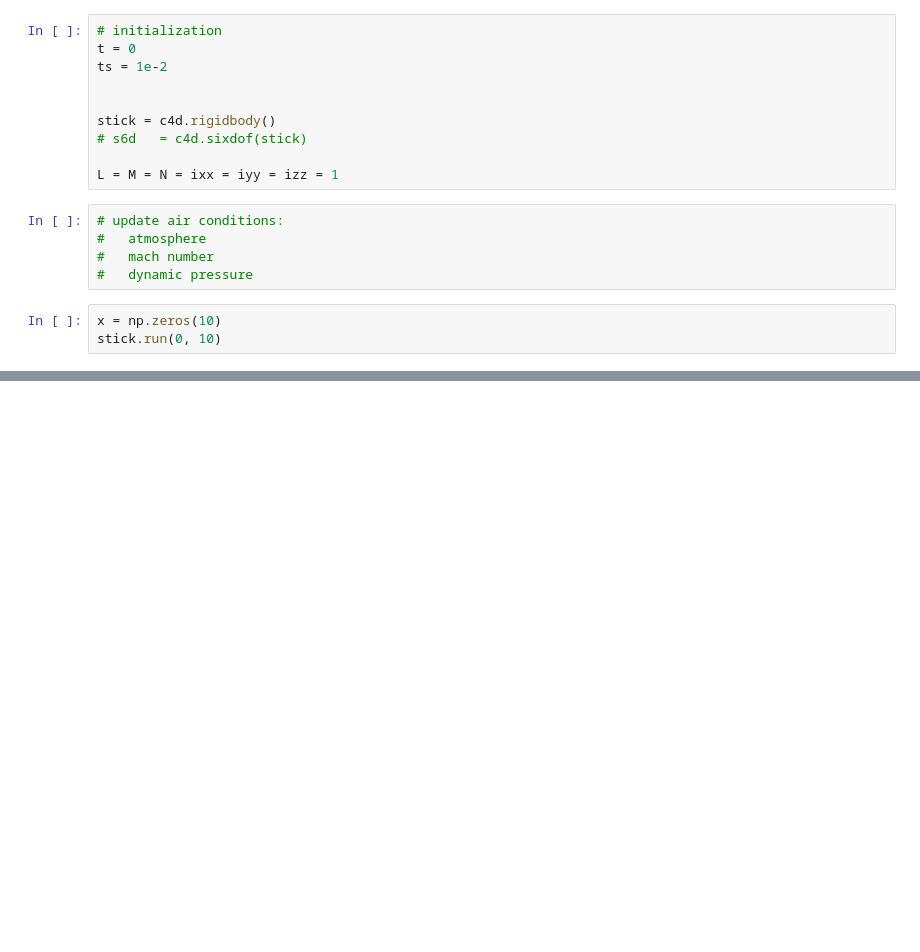
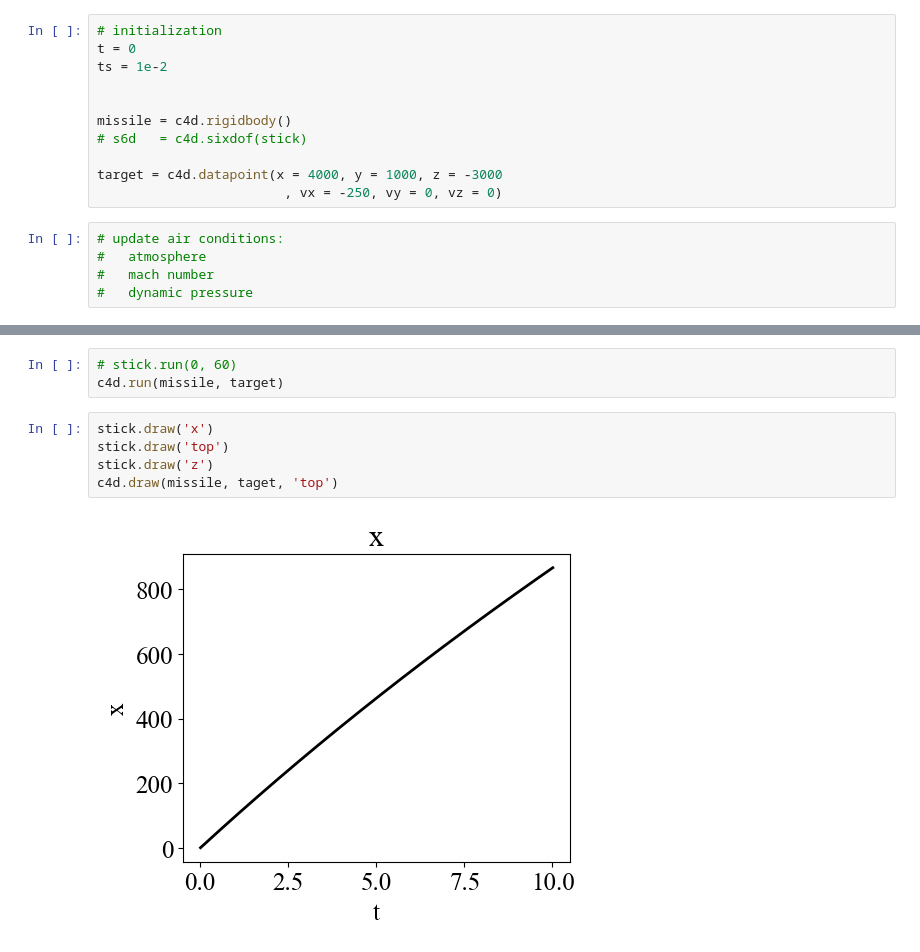
Before and after one commit to AvrahamOhana/examples, a Jupyter notebook: dof6sim.ipynb, the cells around one changed output, grey strips where cells are left out. Saved outputs shown, nothing was run; the diff lists cells and outputs as text; blank space fills up the shorter version.

Commit message:
missile flight simulation

```diff
--- a/dof6sim.ipynb
+++ b/dof6sim.ipynb
@@ -23,15 +51,13 @@ t = 0
 ts = 1e-2
 
 
-stick = c4d.rigidbody()
+missile = c4d.rigidbody()
 # s6d   = c4d.sixdof(stick)
 
-L = M = N = ixx = iyy = izz = 1
+target = c4d.datapoint(x = 4000, y = 1000, z = -3000
+                        , vx = -250, vy = 0, vz = 0)
 # %%
 # update air conditions:
 #   atmosphere
 #   mach number
 #   dynamic pressure
-# %%
-x = np.zeros(10)
-stick.run(0, 10)
@@ -82,0 +179,10 @@ while True:
+# %%
+# stick.run(0, 60)
+c4d.run(missile, target)
+# %%
+stick.draw('x')
+stick.draw('top')
+stick.draw('z')
+c4d.draw(missile, taget, 'top')
+# %% [output]
+[figure, added]
```
Also changed, not shown: parts of 10 cells of this notebook, 7 other files.
